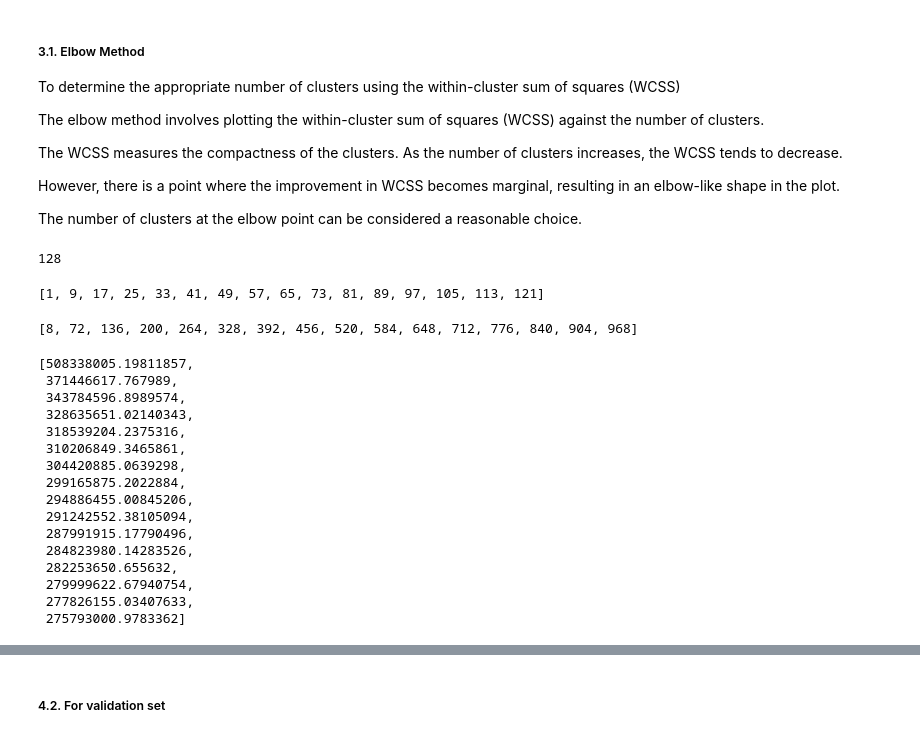
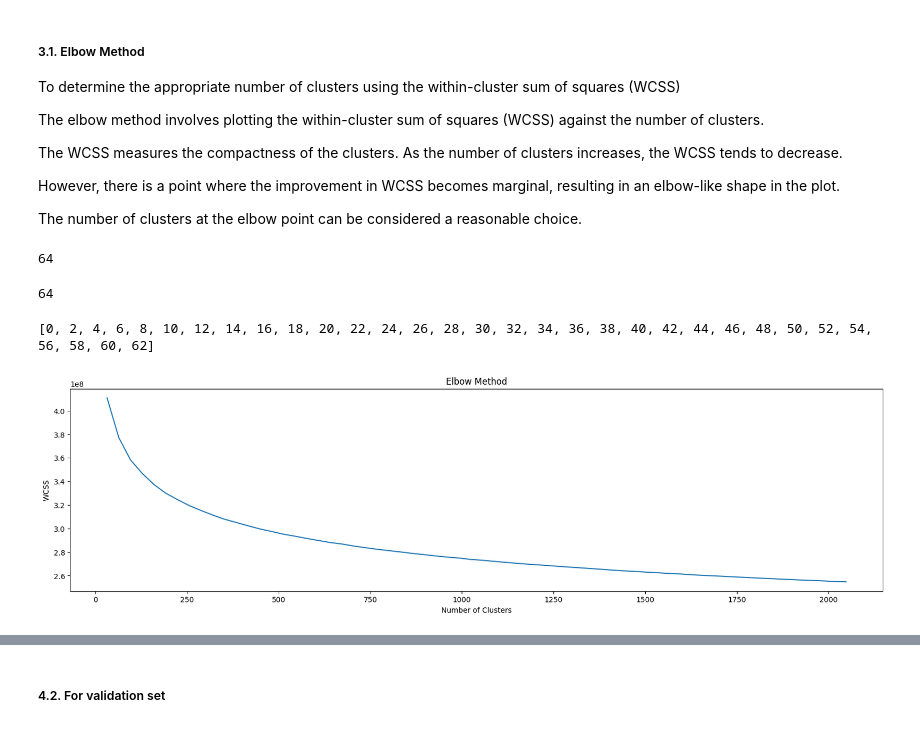
Before and after one commit to ledvic/_Plankton_Zooscan-Machine_Learning, a Jupyter notebook: _pyscripts/_extract_SIFT_kmeans_features_for_dataset.ipynb, the cells around one changed output, grey strips where cells are left out. Saved outputs shown, nothing was run; the diff lists cells and outputs as text; code cells hidden in the pictures.

```diff
--- a/_pyscripts/_extract_SIFT_kmeans_features_for_dataset.ipynb
+++ b/_pyscripts/_extract_SIFT_kmeans_features_for_dataset.ipynb
@@ -378,41 +378,32 @@ with Parallel(n_jobs=num_processes) as parallel:
                 )
 # %%
-index_list = range(8, 1024+1, 8)
+index_list = range(32, max_clusters+1, 32)
 
 display(len(index_list))
 # %% [output]
-128
+64
+# %%
+index_list[1]
+# %% [output]
+64
 # %%
 list_i = []
-for i in range(1, 128+1, 8):
+for i in range(0, len(index_list), 2):
     list_i.append(i)
 
 print(list_i)
 # %% [output]
-[1, 9, 17, 25, 33, 41, 49, 57, 65, 73, 81, 89, 97, 105, 113, 121]
+[0, 2, 4, 6, 8, 10, 12, 14, 16, 18, 20, 22, 24, 26, 28, 30, 32, 34, 36, 38, 40, 42, 44, 46, 48, 50, 52, 54, 56, 58, 60, 62]
-# %%
-[index_list[i-1] for i in list_i]
-# %% [output]
-[8, 72, 136, 200, 264, 328, 392, 456, 520, 584, 648, 712, 776, 840, 904, 968]
-# %%
-[wcss[i-1] for i in list_i]
-# %% [output]
-[508338005.19811857,
- 371446617.767989,
- 343784596.8989574,
- 328635651.02140343,
- 318539204.2375316,
- 310206849.3465861,
- 304420885.0639298,
- 299165875.2022884,
- 294886455.00845206,
- 291242552.38105094,
- 287991915.17790496,
- 284823980.14283526,
- 282253650.655632,
- 279999622.67940754,
- 277826155.03407633,
- 275793000.9783362]
+# %%
+# Plot the WCSS values against the number of clusters
+plt.figure(figsize=(20,5))
+plt.plot( range(32, max_clusters+1, 32), wcss)
+plt.xlabel('Number of Clusters')
+plt.ylabel('WCSS')
+plt.title('Elbow Method')
+plt.show()
+# %% [output]
+[figure, added]
 # %%
 # Plot the WCSS values against the number of clusters
 plt.figure(figsize=(20,5))
```
Also changed, not shown: parts of 60 cells of this notebook.
